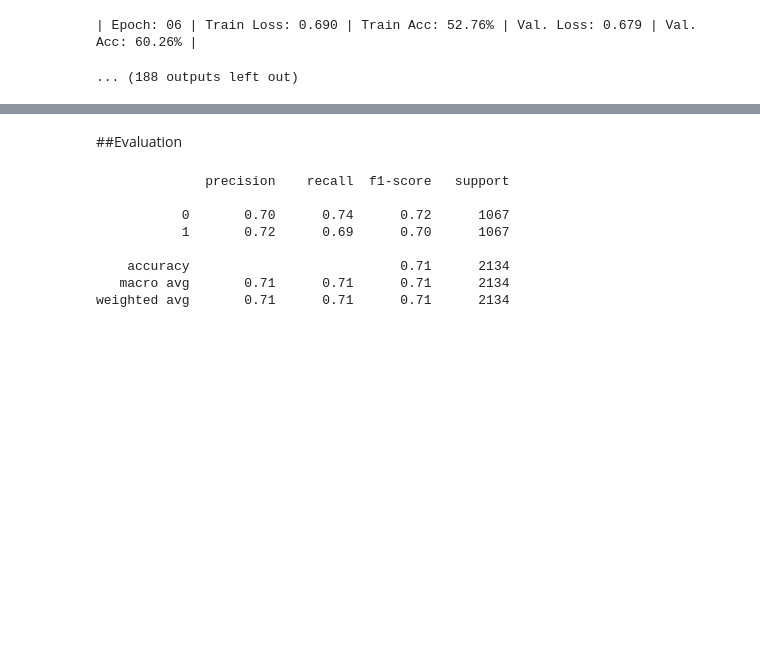
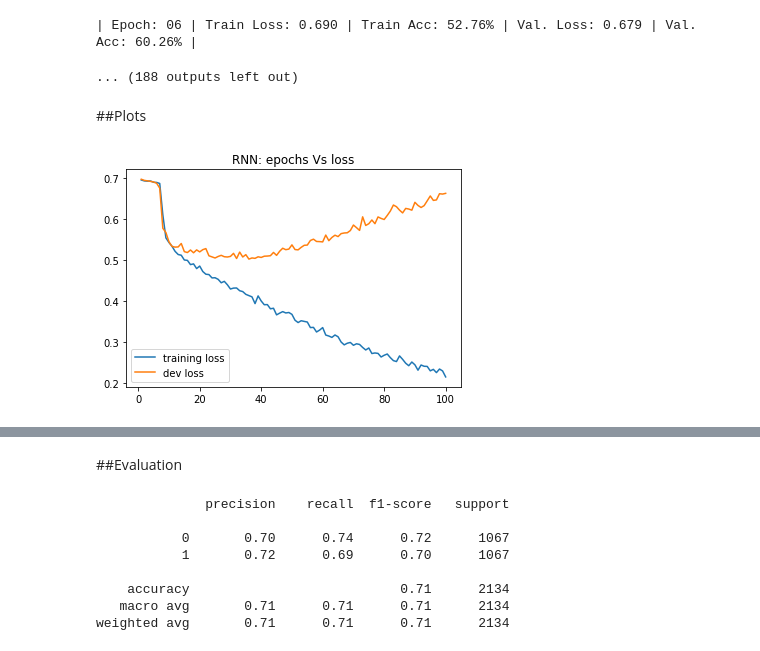
Before and after one commit to utsav-195/sentiment-analysis-using-rnn-in-pytorch, a Jupyter notebook: Sentiment Analysis.ipynb, the cells around one changed output, grey strips where cells are left out. Cells and saved outputs as stored; diff of their text form; code cells hidden in the pictures; blank space fills up the shorter version.

Commit message:
Added plots and accuracy metrics

```diff
--- a/Sentiment Analysis.ipynb
+++ b/Sentiment Analysis.ipynb
@@ -595,3 +599,15 @@ Total time elapsed: 00:00:01
 0% [██████████████████████████████] 100% | ETA: 00:00:00
 | Epoch: 06 | Train Loss: 0.690 | Train Acc: 52.76% | Val. Loss: 0.679 | Val. Acc: 60.26% |
 ... (188 outputs left out)
+# %% [markdown]
+##Plots
+# %%
+epochs = list(range(1,101))
+# %%
+plt.plot(epochs, train_rnn_loss, label='training loss')
+plt.plot(epochs, dev_rnn_loss, label='dev loss')
+plt.title("RNN: epochs Vs loss")
+plt.legend()
+plt.show()
+# %% [output]
+[figure, added]
```
Also changed, not shown: parts of 7 cells of this notebook.
